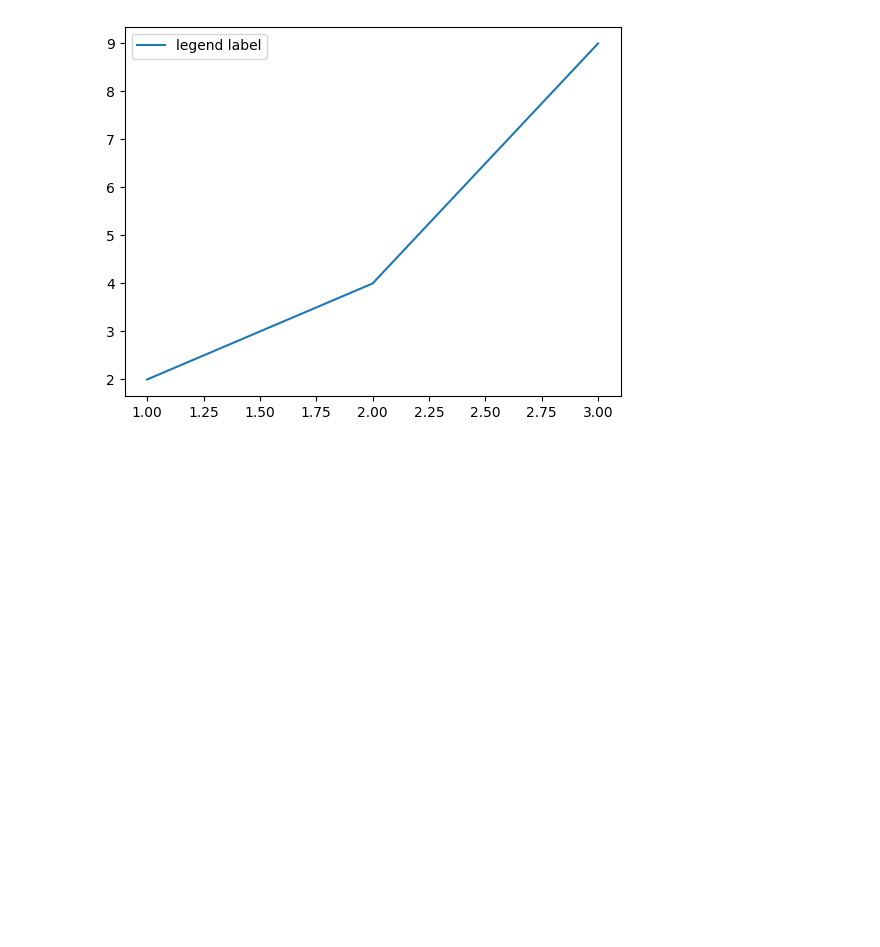
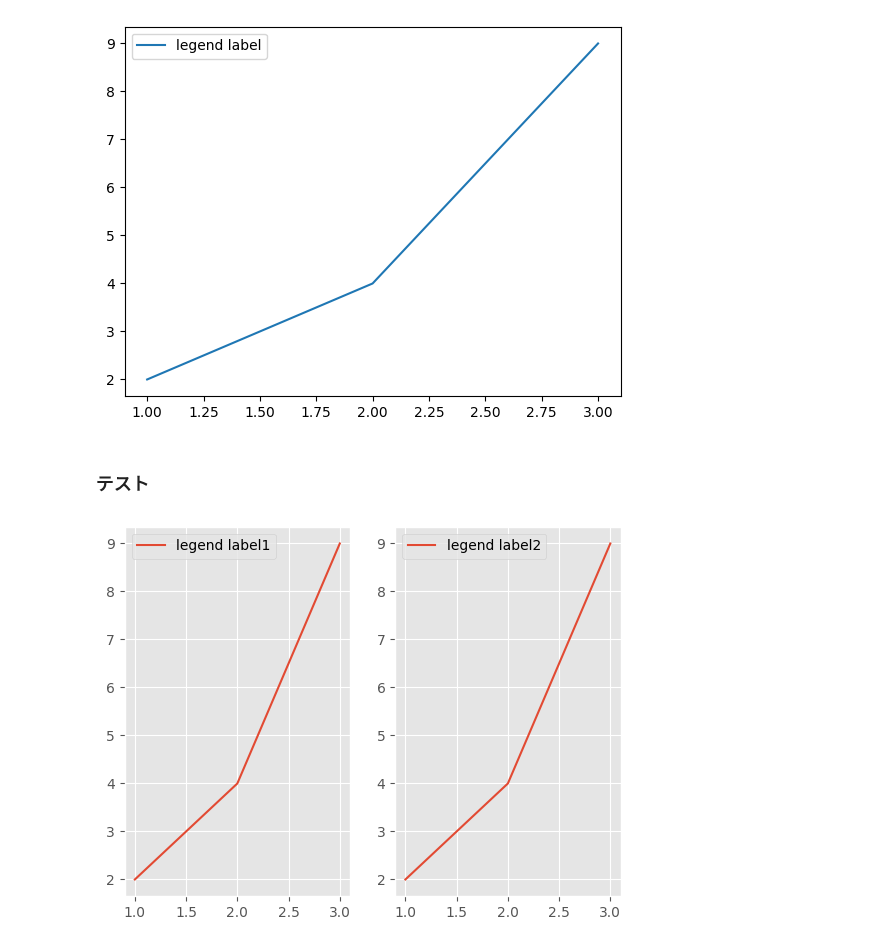
Before and after one commit to Ryo-9591/python-data-analysis-study, a Jupyter notebook: Matplotlib/figure-object.ipynb, the cells around one changed output. Cells and saved outputs as stored; diff of their text form; code cells hidden in the pictures; blank space fills up the shorter version.

```diff
--- a/Matplotlib/figure-object.ipynb
+++ b/Matplotlib/figure-object.ipynb
@@ -45,3 +45,21 @@ ax.legend(loc="best")  # 凡例を表示
 plt.show()
 # %% [output]
 [figure]
+# %% [markdown]
+### テスト
+# %%
+import matplotlib.pyplot as plt
+import matplotlib
+
+matplotlib.style.use("ggplot")
+
+fig, ax = plt.subplots(ncols=2)
+
+ax[0].plot([1, 2, 3], [2, 4, 9], label="legend label1")
+ax[0].legend(loc="best")
+ax[1].plot([1, 2, 3], [2, 4, 9], label="legend label2")
+ax[1].legend(loc="best")
+
+plt.show()
+# %% [output]
+[figure, added]
```
Also changed, not shown: 1 other file.
